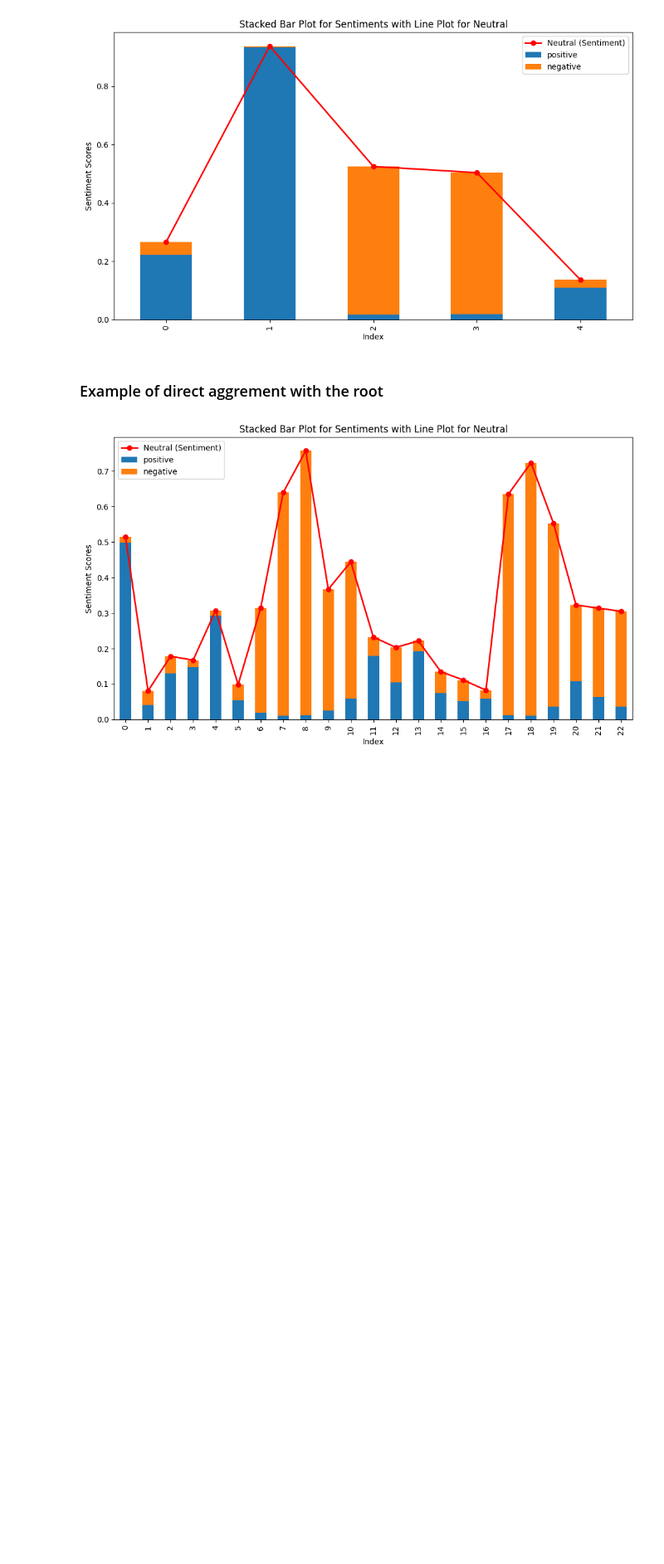
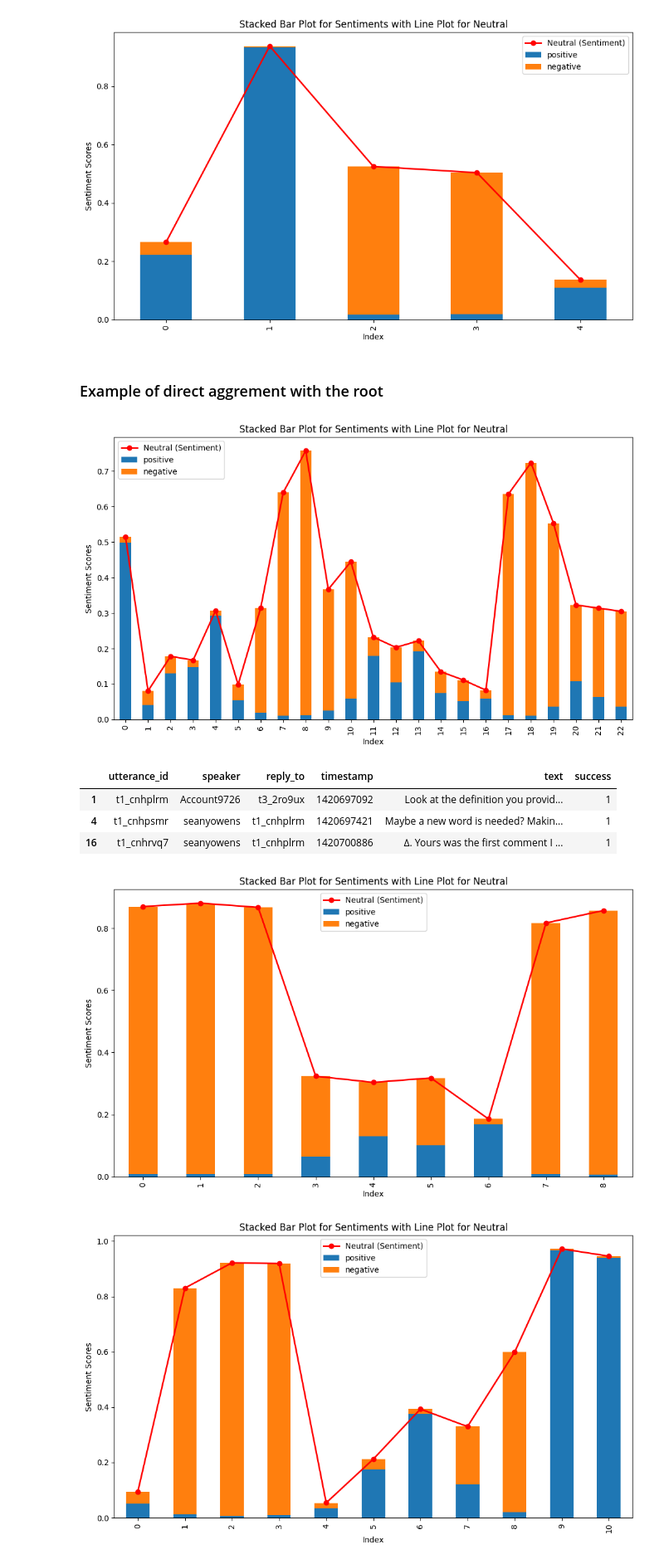
Before and after one commit to myeghaneh/ArguSentiment, a Jupyter notebook: src/CMV_with_TNLP.ipynb, the cells around one changed output. Shown at 83% size. Saved outputs shown, nothing was run; the diff lists cells and outputs as text; code cells hidden in the pictures; blank space fills up the shorter version.

```diff
--- a/src/CMV_with_TNLP.ipynb
+++ b/src/CMV_with_TNLP.ipynb
@@ -436,3 +490,25 @@ plot_sentiment(word_text_sample_df,
                neutral_col="neutral")
 # %% [output]
 [figure]
+# %%
+thread_df[thread_df["success"]>0]
+# %% [output]
+|  | utterance_id | speaker | reply_to | timestamp | text | success |
+| 1 | t1_cnhplrm | Account9726 | t3_2ro9ux | 1420697092 | Look at the definition you provid... | 1 |
+| 4 | t1_cnhpsmr | seanyowens | t1_cnhplrm | 1420697421 | Maybe a new word is needed? Makin... | 1 |
+| 16 | t1_cnhrvq7 | seanyowens | t1_cnhplrm | 1420700886 | ∆. Yours was the first comment I ... | 1 |
+# %%
+thread_df = get_thread(corpus, convos[8])
+mind_changing_conv = thread_df[(thread_df["success"]>0) &
+                               (thread_df["speaker"]==thread_df["speaker"]
+                                .iloc[0])]
+
+for text in mind_changing_conv["text"]:
+    ngrams_list = recursive_text_splitter(text, 10, 5)
+    word_text_sample_df = get_feelings_for_words(ngrams_list)
+    plot_sentiment(word_text_sample_df,
+               keep_cols=["positive", "negative"],
+               neutral_col="neutral")
+# %% [output]
+[figure, added]
+[figure, added]
```
Also changed, not shown: parts of 23 cells of this notebook, 3 other files.
